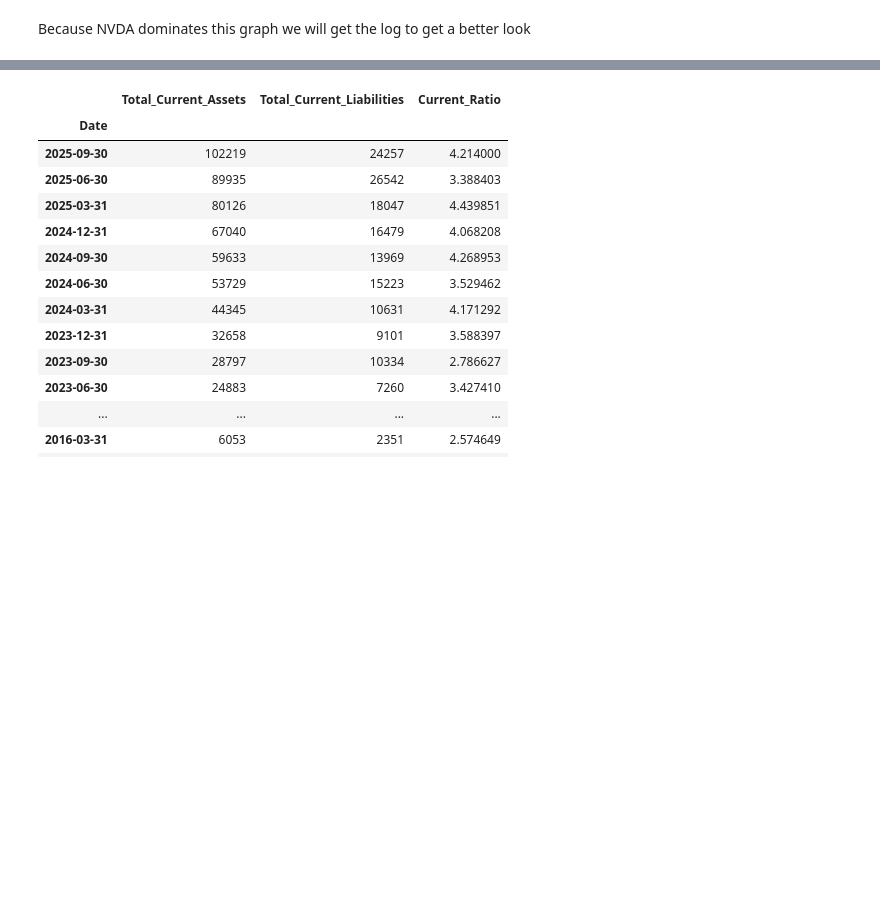
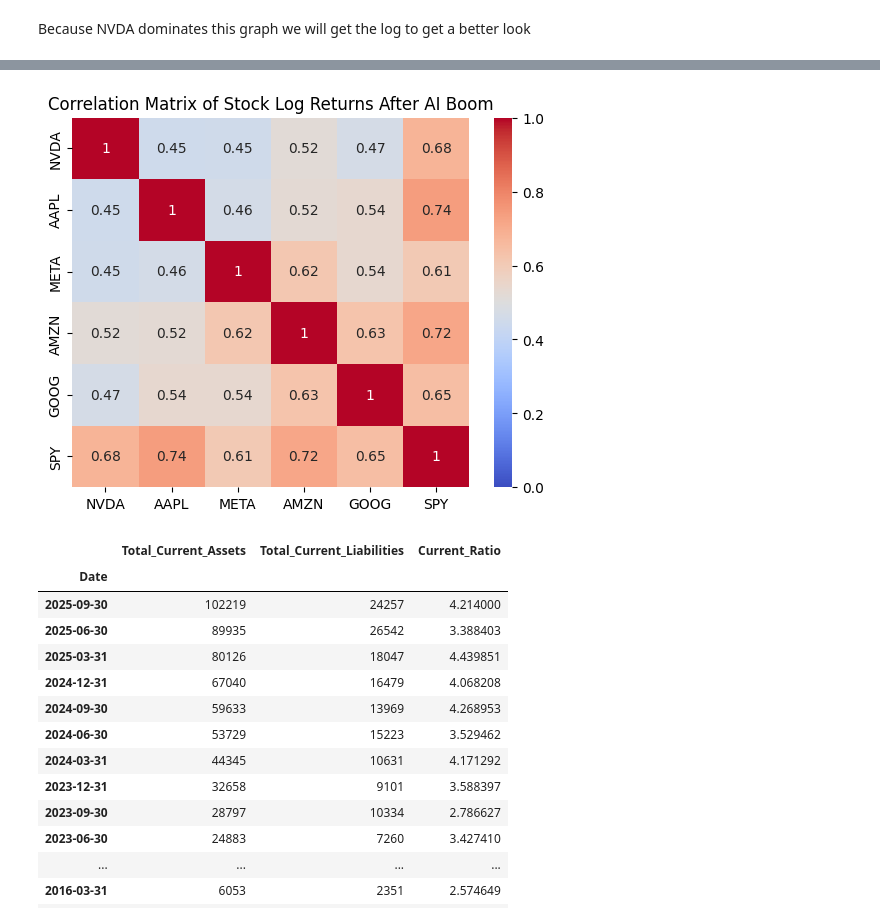
Before and after one commit to vdanielb/stock-market-inference, a Jupyter notebook: project.ipynb, the cells around one changed output, grey strips where cells are left out. Saved outputs shown, nothing was run; the diff lists cells and outputs as text; code cells hidden in the pictures; blank space fills up the shorter version.

```diff
--- a/project.ipynb
+++ b/project.ipynb
@@ -137,3 +143,7 @@ NVDA_returns
+# %%
+plot_correlation_matrix(returns_data_aftAI, title='Correlation Matrix of Stock Log Returns After AI Boom')
+# %% [output]
+[figure, added]
 # %%
 data = {
     "Quarter": [
```
Also changed, not shown: parts of 10 cells of this notebook, 2 other files.
